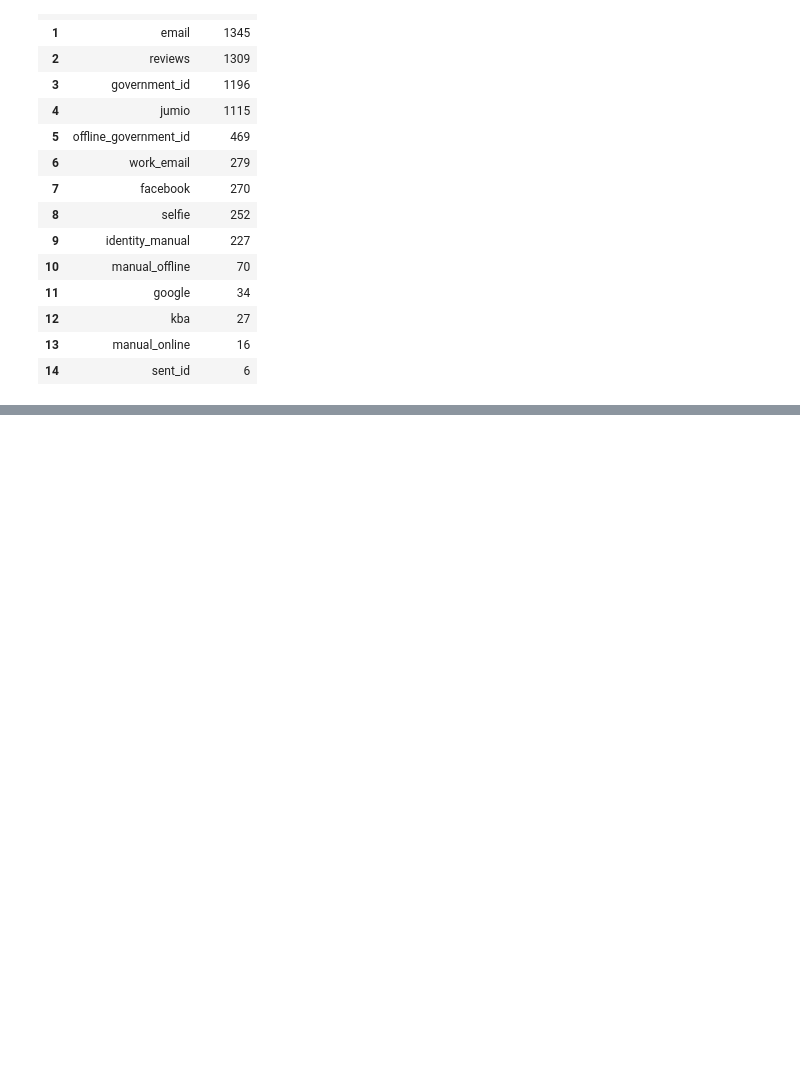
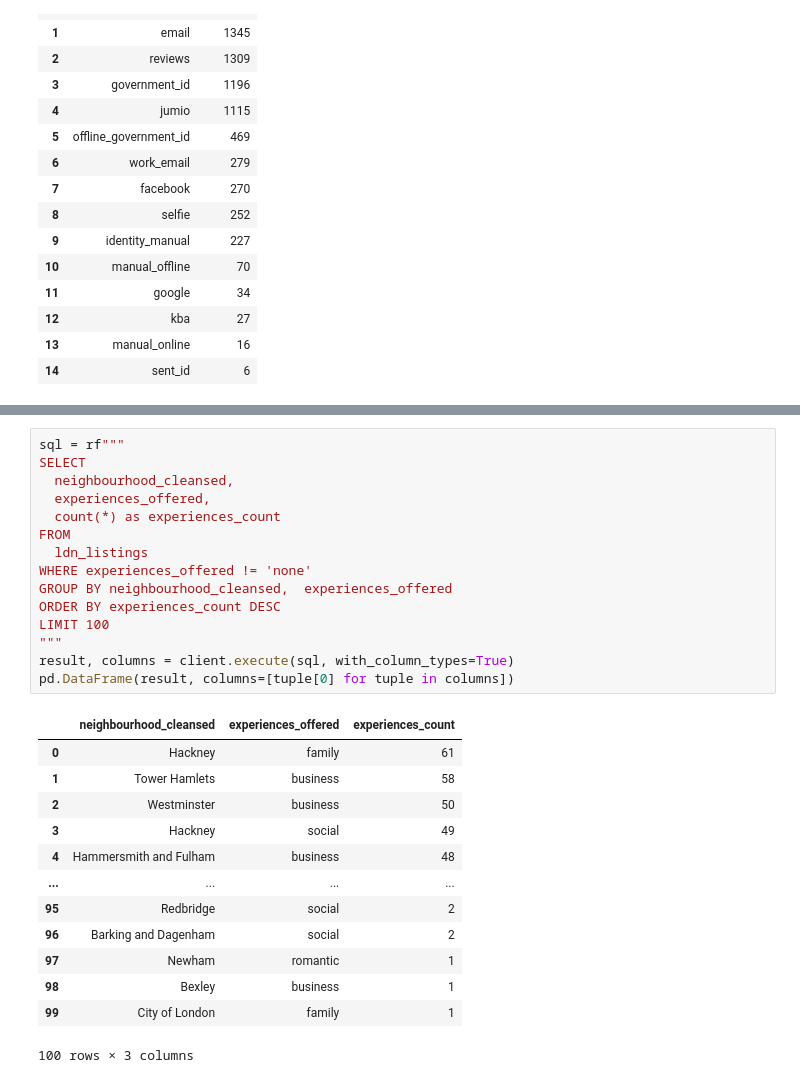
Before and after one commit to aleks-haksly/ClickHouse, a Jupyter notebook: practice/part_6.ipynb, the cells around one changed output, grey strips where cells are left out. Cells and saved outputs as stored; diff of their text form; blank space fills up the shorter version.

```diff
--- a/practice/part_6.ipynb
+++ b/practice/part_6.ipynb
@@ -251,0 +277,29 @@ pd.DataFrame(result, columns=[tuple[0] for tuple in columns])
+# %%
+sql = rf"""
+SELECT
+  neighbourhood_cleansed,
+  experiences_offered,
+  count(*) as experiences_count
+FROM
+  ldn_listings
+WHERE experiences_offered != 'none'
+GROUP BY neighbourhood_cleansed,  experiences_offered
+ORDER BY experiences_count DESC
+LIMIT 100
+"""
+result, columns = client.execute(sql, with_column_types=True)
+pd.DataFrame(result, columns=[tuple[0] for tuple in columns])
+# %% [output]
+|  | neighbourhood_cleansed | experiences_offered | experiences_count |
+| 0 | Hackney | family | 61 |
+| 1 | Tower Hamlets | business | 58 |
+| 2 | Westminster | business | 50 |
+| 3 | Hackney | social | 49 |
+| 4 | Hammersmith and Fulham | business | 48 |
+| ... | ... | ... | ... |
+| 95 | Redbridge | social | 2 |
+| 96 | Barking and Dagenham | social | 2 |
+| 97 | Newham | romantic | 1 |
+| 98 | Bexley | business | 1 |
+| 99 | City of London | family | 1 |
+100 rows × 3 columns
```
Also changed, not shown: parts of 4 cells of this notebook.
